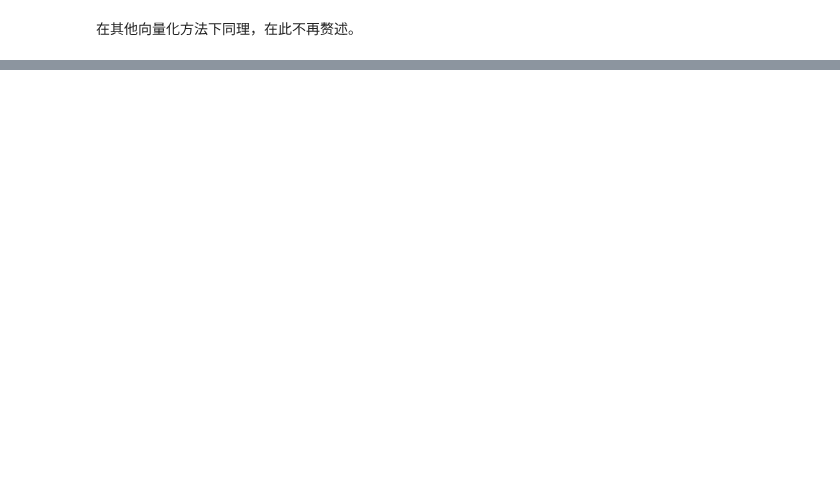
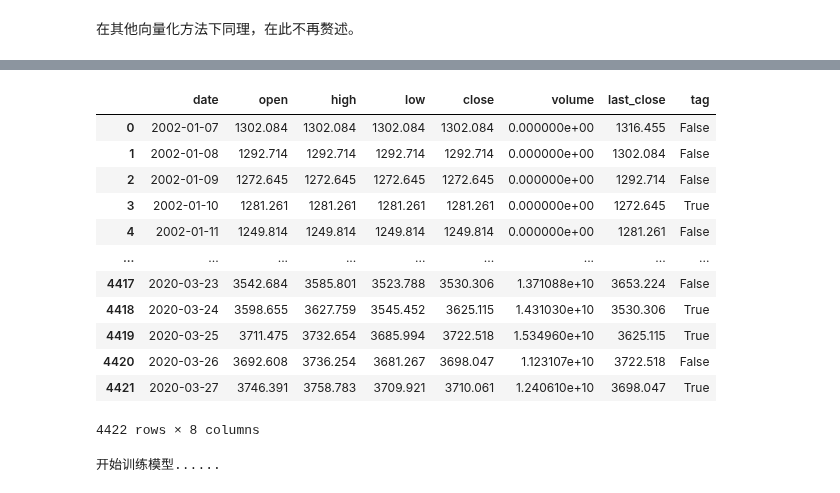
Before and after one commit to sijichun/PythonTutor, a Jupyter notebook: T13_text_analytics.ipynb, the cells around one changed output, grey strips where cells are left out. Saved outputs shown, nothing was run; the diff lists cells and outputs as text; code cells hidden in the pictures; blank space fills up the shorter version.

```diff
--- a/T13_text_analytics.ipynb
+++ b/T13_text_analytics.ipynb
@@ -923,9 +930,32 @@ stock_data['date']=pd.to_datetime()
+# %%
+import pandas as pd
+stock_data=pd.read_csv('csv/stock_index.csv')
+stock_data['date']=pd.to_datetime(stock_data['date'])
+stock_data=stock_data.drop(['Unnamed: 0','index'], axis=1)
+stock_data
+# %% [output]
+|  | date | open | high | low | close | volume | last_close | tag |
+| 0 | 2002-01-07 | 1302.084 | 1302.084 | 1302.084 | 1302.084 | 0.000000e+00 | 1316.455 | False |
+| 1 | 2002-01-08 | 1292.714 | 1292.714 | 1292.714 | 1292.714 | 0.000000e+00 | 1302.084 | False |
+| 2 | 2002-01-09 | 1272.645 | 1272.645 | 1272.645 | 1272.645 | 0.000000e+00 | 1292.714 | False |
+| 3 | 2002-01-10 | 1281.261 | 1281.261 | 1281.261 | 1281.261 | 0.000000e+00 | 1272.645 | True |
+| 4 | 2002-01-11 | 1249.814 | 1249.814 | 1249.814 | 1249.814 | 0.000000e+00 | 1281.261 | False |
+| ... | ... | ... | ... | ... | ... | ... | ... | ... |
+| 4417 | 2020-03-23 | 3542.684 | 3585.801 | 3523.788 | 3530.306 | 1.371088e+10 | 3653.224 | False |
+| 4418 | 2020-03-24 | 3598.655 | 3627.759 | 3545.452 | 3625.115 | 1.431030e+10 | 3530.306 | True |
+| 4419 | 2020-03-25 | 3711.475 | 3732.654 | 3685.994 | 3722.518 | 1.534960e+10 | 3625.115 | True |
+| 4420 | 2020-03-26 | 3692.608 | 3736.254 | 3681.267 | 3698.047 | 1.123107e+10 | 3722.518 | False |
+| 4421 | 2020-03-27 | 3746.391 | 3758.783 | 3709.921 | 3710.061 | 1.240610e+10 | 3698.047 | True |
+4422 rows × 8 columns
 # %%
 ## 导入数据
 RAW=pd.read_csv("csv/stocknews1.csv")
 RAW['date']=pd.to_datetime(RAW['date'])
 jianbao=RAW['title'].str.match(r'.+\d{4}年\d{2}月\d{2}日.+简报')
 RAW=RAW.iloc[list(~jianbao),:]
+##合并数据
+data=pd.merge(RAW,stock_data[['date','tag']], left_on='date', right_on='date')
+y=data['tag']
 ##接下来处理文本数据，我们使用简单的词袋模型作为预测特征
 import jieba
 import re
@@ -948,27 +978,24 @@ def tokenize(w):
     return cut_w
 
 count_vect=CountVectorizer(tokenizer=tokenize)
-bag_words=count_vect.fit_transform(RAW['title'])
-words_names=count_vect.get_feature_names()
-bag_words_df=pd.DataFrame.sparse.from_spmatrix(bag_words, columns=words_names)
+bag_words=count_vect.fit_transform(data['title'])
+#words_names=count_vect.get_feature_names()
+#bag_words_df=pd.DataFrame.sparse.from_spmatrix(bag_words, columns=words_names)
 
-##合并数据
-data=pd.merge(bag_words_df,stock_data[['date','tag']], left_on='date', right_on='date')
-X=data.drop(['tag'],axis=1)
-y=data['tag']
 ##训练模型
+print("开始训练模型......")
 from sklearn.ensemble import RandomForestClassifier
-##500颗树，每次bootstrap选取50%样本，特征数量为总数量的log2
-rfc=RandomForestClassifier(n_estimators=500, max_samples=0.5, max_features='log2')
-rfc.fit(X,y)
+##1000颗树，特征数量为总数量的log2
+rfc=RandomForestClassifier(n_estimators=1000, max_samples=0.5, max_features='log2')
+rfc.fit(bag_words,y)
 ## 预测及概率
 data['prob']=rfc.predict_proba(X)[:,1]
 data['pred']=rfc.predict(X)
 ## 计算指标
-TP=np.sum(data['employment'] & data['pred'])
-TN=np.sum((~data['employment'] & (~data['pred'])))
-FP=np.sum((~data['employment'] & (data['pred'])))
-FN=np.sum((data['employment']) & (~data['pred']))
+TP=np.sum(data['tag'] & data['pred'])
+TN=np.sum((~data['tag'] & (~data['pred'])))
+FP=np.sum((~data['tag'] & (data['pred'])))
+FN=np.sum((data['tag']) & (~data['pred']))
 
 print("TP=",TP)
 print("TN=",TN)
@@ -977,3 +1004,5 @@ print("FN=",FN)
 print("查全率=敏感性=",TP/(TP+FN))
 print("查准率=",TP/(TP+FP))
 print("特异性=",TN/(TN+FP))
+# %% [output]
+开始训练模型......
```
Also changed, not shown: parts of 9 cells of this notebook, 2 other files.
